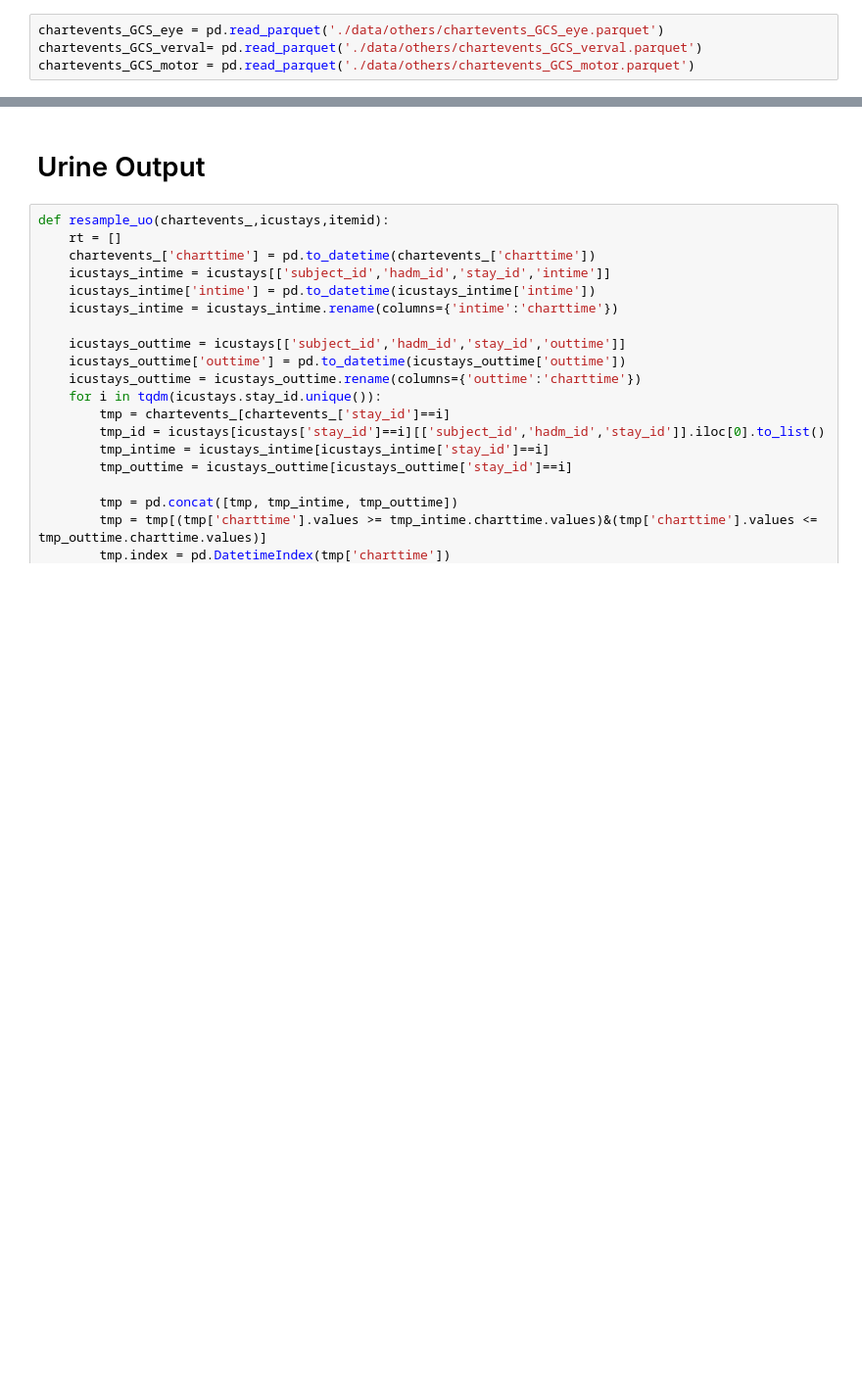
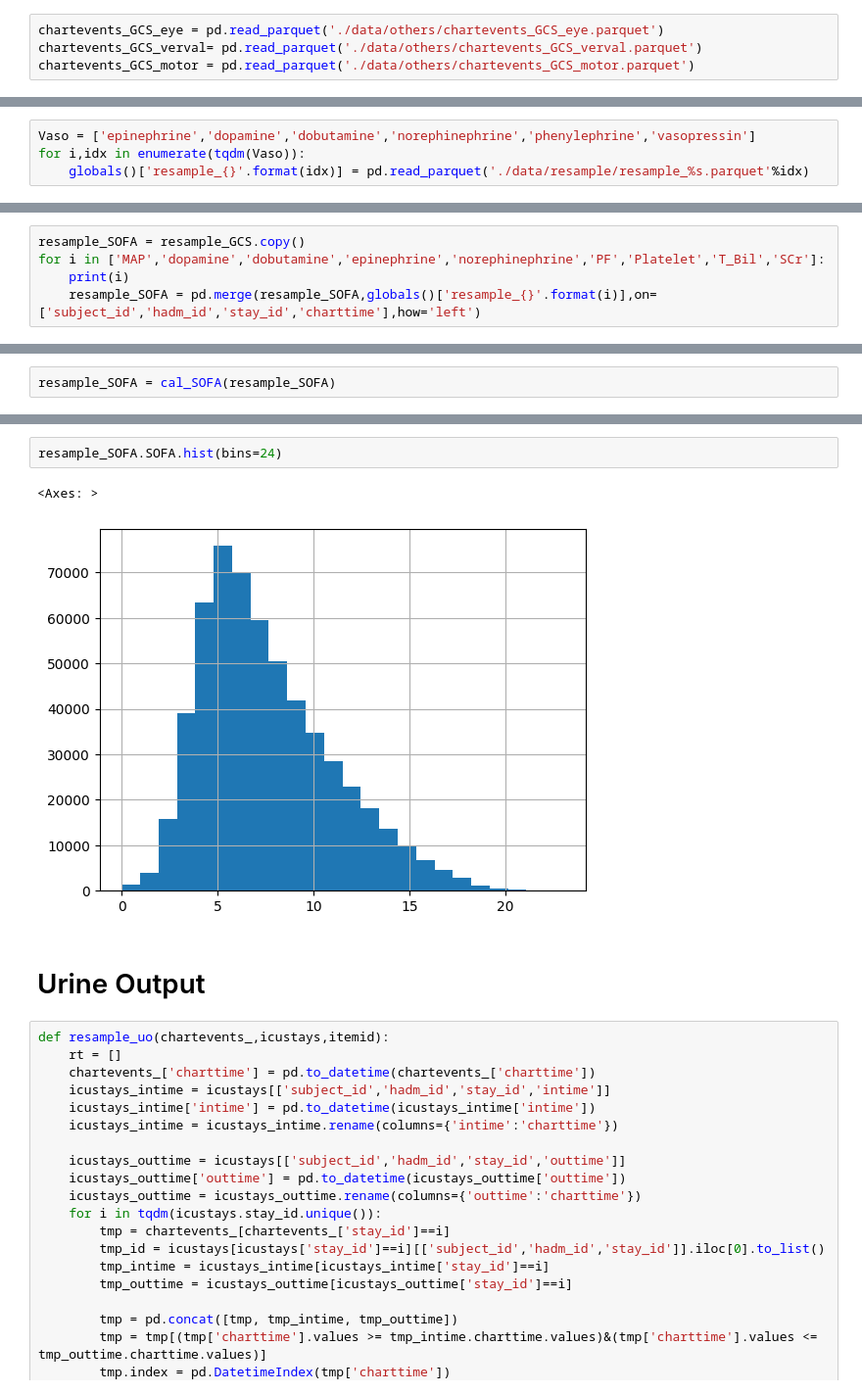
Before and after one commit to cyp-ark/RL-AIAKI, a Jupyter notebook: code/4_resample.ipynb, the cells around one changed output, grey strips where cells are left out. Shown: that part at 98% size. Saved outputs shown, nothing was run; the diff lists cells and outputs as text; blank space fills up the shorter version.

```diff
--- a/code/4_resample.ipynb
+++ b/code/4_resample.ipynb
@@ -263,0 +241,4 @@ dtype: int64
+# %%
+Vaso = ['epinephrine','dopamine','dobutamine','norephinephrine','phenylephrine','vasopressin']
+for i,idx in enumerate(tqdm(Vaso)):
+    globals()['resample_{}'.format(idx)] = pd.read_parquet('./data/resample/resample_%s.parquet'%idx)
@@ -263,0 +294,5 @@ dtype: int64
+# %%
+resample_SOFA = resample_GCS.copy()
+for i in ['MAP','dopamine','dobutamine','epinephrine','norephinephrine','PF','Platelet','T_Bil','SCr']:
+    print(i)
+    resample_SOFA = pd.merge(resample_SOFA,globals()['resample_{}'.format(i)],on=['subject_id','hadm_id','stay_id','charttime'],how='left')
@@ -263,0 +362,2 @@ dtype: int64
+# %%
+resample_SOFA = cal_SOFA(resample_SOFA)
@@ -264,3 +392,8 @@ dtype: int64
+# %%
+resample_SOFA.SOFA.hist(bins=24)
+# %% [output]
+<Axes: >
+[figure, added]
 # %% [markdown]
 # Urine Output
 # %%
```
Also changed, not shown: parts of 46 cells of this notebook, 10 other files.
